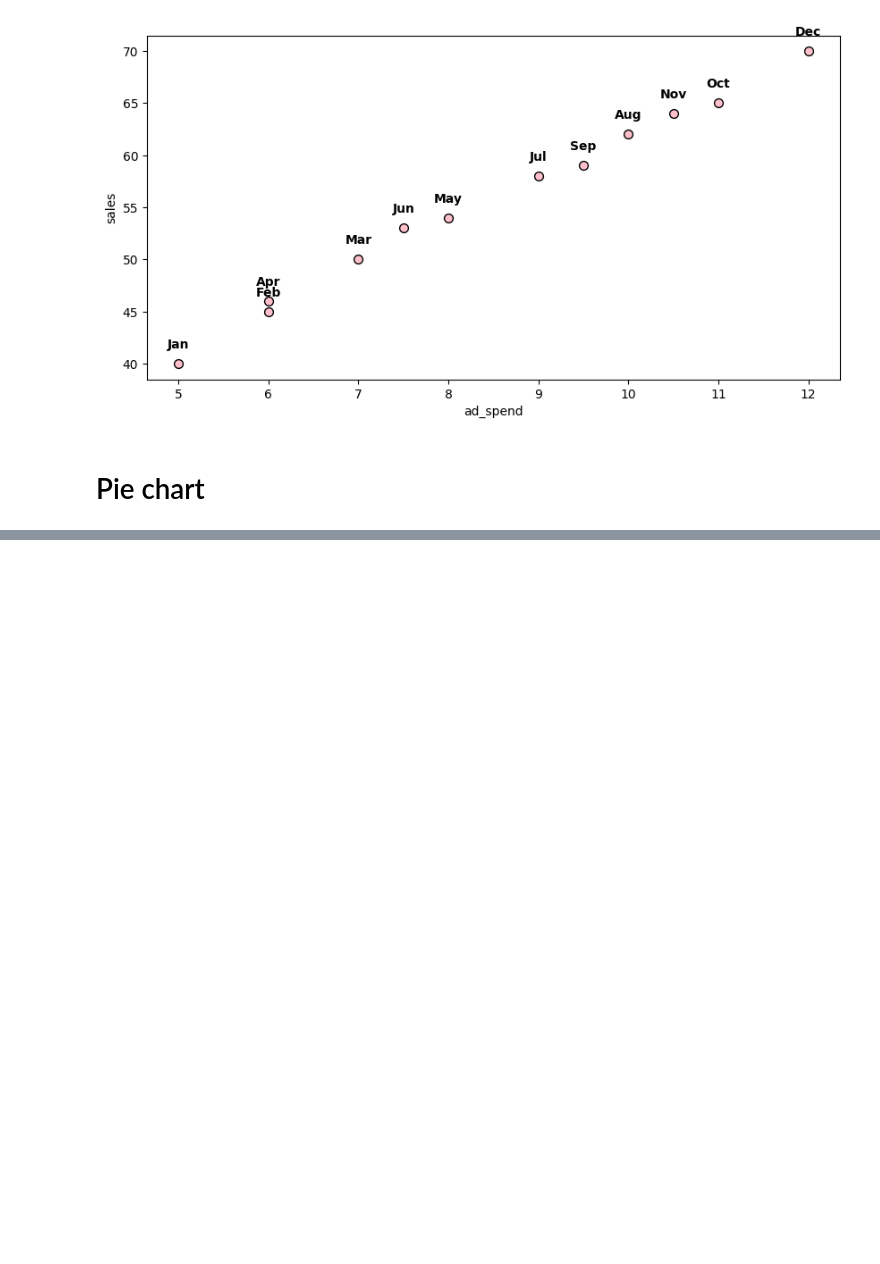
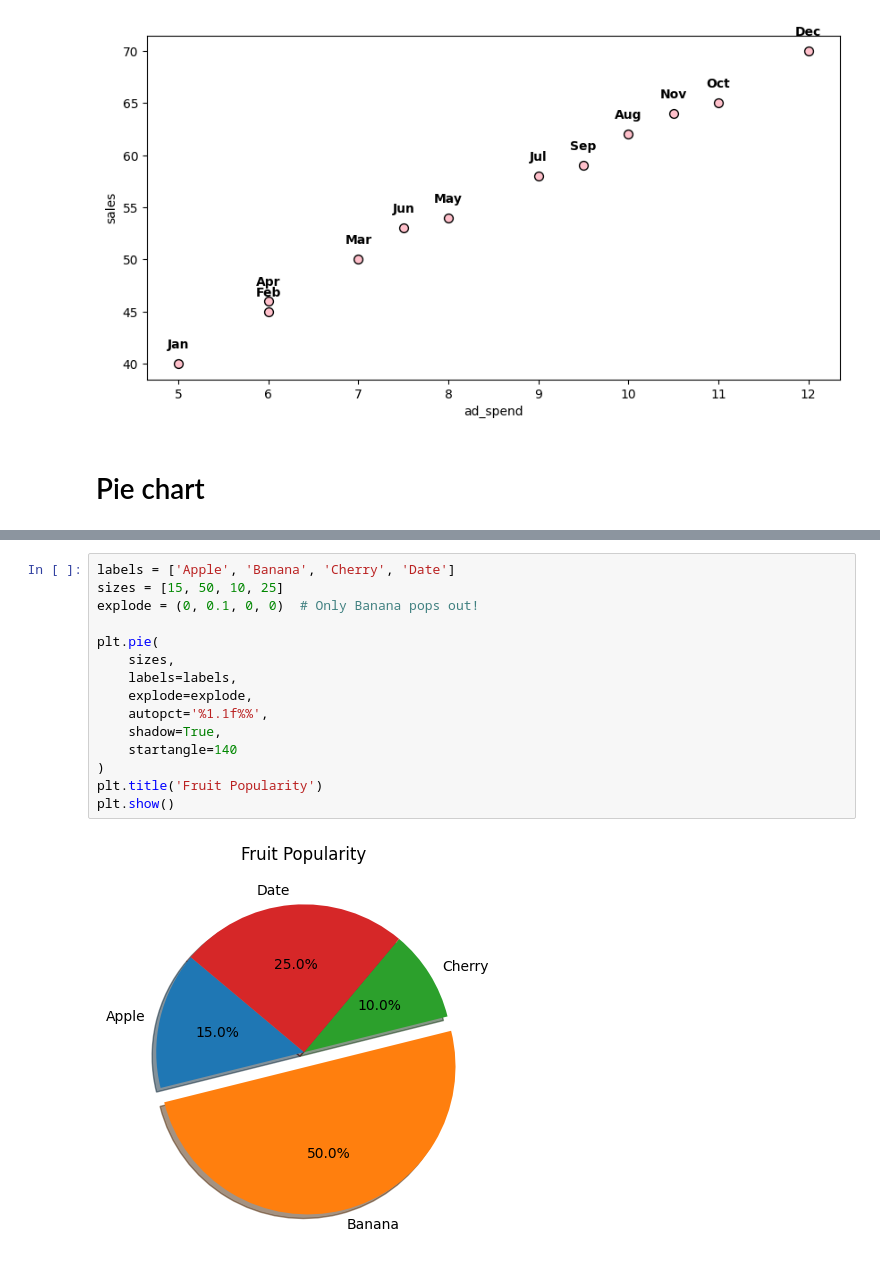
Before and after one commit to shivanimarakana2412-lang/New, a Jupyter notebook: visulation/day1_charts.ipynb, the cells around one changed output, grey strips where cells are left out. Saved outputs shown, nothing was run; the diff lists cells and outputs as text; blank space fills up the shorter version.

```diff
--- a/visulation/day1_charts.ipynb
+++ b/visulation/day1_charts.ipynb
@@ -212,0 +253,17 @@ plt.show()
+# %%
+labels = ['Apple', 'Banana', 'Cherry', 'Date']
+sizes = [15, 50, 10, 25]
+explode = (0, 0.1, 0, 0)  # Only Banana pops out!
+
+plt.pie(
+    sizes,
+    labels=labels,
+    explode=explode,
+    autopct='%1.1f%%',
+    shadow=True,
+    startangle=140
+)
+plt.title('Fruit Popularity')
+plt.show()
+# %% [output]
+[figure, added]
```
Also changed, not shown: parts of 16 cells of this notebook, 15 other files.
